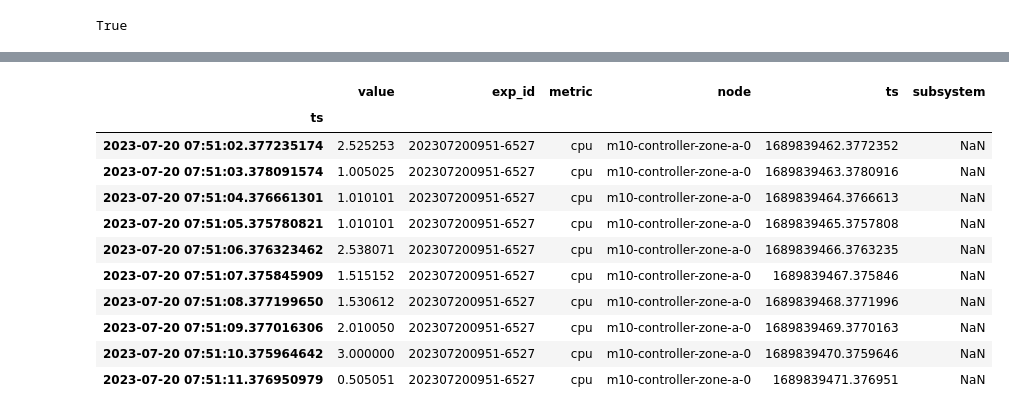
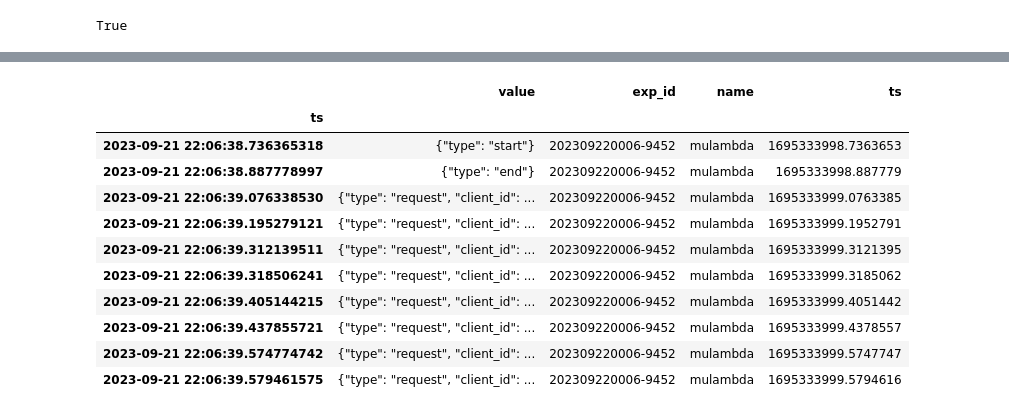
Before and after one commit to silv-io/mulambda-experiments, a Jupyter notebook: mulambda-experiments/evaluate_experiment.ipynb, the cells around one changed output, grey strips where cells are left out. Cells and saved outputs as stored; diff of their text form; code cells hidden in the pictures.

```diff
--- a/mulambda-experiments/evaluate_experiment.ipynb
+++ b/mulambda-experiments/evaluate_experiment.ipynb
@@ -48,0 +48,2 @@ exp_id = '202307200951-6527'
+# %%
+exp_id = '202309220006-9452'
@@ -49,15 +71,16 @@ exp_id = '202307200951-6527'
 # %%
-gw.telemetry(exp_id).head(10)
+ev = gw.events(exp_id)
+ev.head(10)
 # %% [output]
-|  | value | exp_id | metric | node | ts | subsystem |
-| ts |  |  |  |  |  |  |
-| 2023-07-20 07:51:02.377235174 | 2.525253 | 202307200951-6527 | cpu | m10-controller-zone-a-0 | 1689839462.3772352 | NaN |
-| 2023-07-20 07:51:03.378091574 | 1.005025 | 202307200951-6527 | cpu | m10-controller-zone-a-0 | 1689839463.3780916 | NaN |
-| 2023-07-20 07:51:04.376661301 | 1.010101 | 202307200951-6527 | cpu | m10-controller-zone-a-0 | 1689839464.3766613 | NaN |
-| 2023-07-20 07:51:05.375780821 | 1.010101 | 202307200951-6527 | cpu | m10-controller-zone-a-0 | 1689839465.3757808 | NaN |
-| 2023-07-20 07:51:06.376323462 | 2.538071 | 202307200951-6527 | cpu | m10-controller-zone-a-0 | 1689839466.3763235 | NaN |
-| 2023-07-20 07:51:07.375845909 | 1.515152 | 202307200951-6527 | cpu | m10-controller-zone-a-0 | 1689839467.375846 | NaN |
-| 2023-07-20 07:51:08.377199650 | 1.530612 | 202307200951-6527 | cpu | m10-controller-zone-a-0 | 1689839468.3771996 | NaN |
-| 2023-07-20 07:51:09.377016306 | 2.010050 | 202307200951-6527 | cpu | m10-controller-zone-a-0 | 1689839469.3770163 | NaN |
-| 2023-07-20 07:51:10.375964642 | 3.000000 | 202307200951-6527 | cpu | m10-controller-zone-a-0 | 1689839470.3759646 | NaN |
-| 2023-07-20 07:51:11.376950979 | 0.505051 | 202307200951-6527 | cpu | m10-controller-zone-a-0 | 1689839471.376951 | NaN |
+|  | value | exp_id | name | ts |
+| ts |  |  |  |  |
+| 2023-09-21 22:06:38.736365318 | {"type": "start"} | 202309220006-9452 | mulambda | 1695333998.7363653 |
+| 2023-09-21 22:06:38.887778997 | {"type": "end"} | 202309220006-9452 | mulambda | 1695333998.887779 |
+| 2023-09-21 22:06:39.076338530 | {"type": "request", "client_id": ... | 202309220006-9452 | mulambda | 1695333999.0763385 |
+| 2023-09-21 22:06:39.195279121 | {"type": "request", "client_id": ... | 202309220006-9452 | mulambda | 1695333999.1952791 |
+| 2023-09-21 22:06:39.312139511 | {"type": "request", "client_id": ... | 202309220006-9452 | mulambda | 1695333999.3121395 |
+| 2023-09-21 22:06:39.318506241 | {"type": "request", "client_id": ... | 202309220006-9452 | mulambda | 1695333999.3185062 |
+| 2023-09-21 22:06:39.405144215 | {"type": "request", "client_id": ... | 202309220006-9452 | mulambda | 1695333999.4051442 |
+| 2023-09-21 22:06:39.437855721 | {"type": "request", "client_id": ... | 202309220006-9452 | mulambda | 1695333999.4378557 |
+| 2023-09-21 22:06:39.574774742 | {"type": "request", "client_id": ... | 202309220006-9452 | mulambda | 1695333999.5747747 |
+| 2023-09-21 22:06:39.579461575 | {"type": "request", "client_id": ... | 202309220006-9452 | mulambda | 1695333999.5794616 |
```
Also changed, not shown: parts of 13 cells of this notebook, 24 other files.
